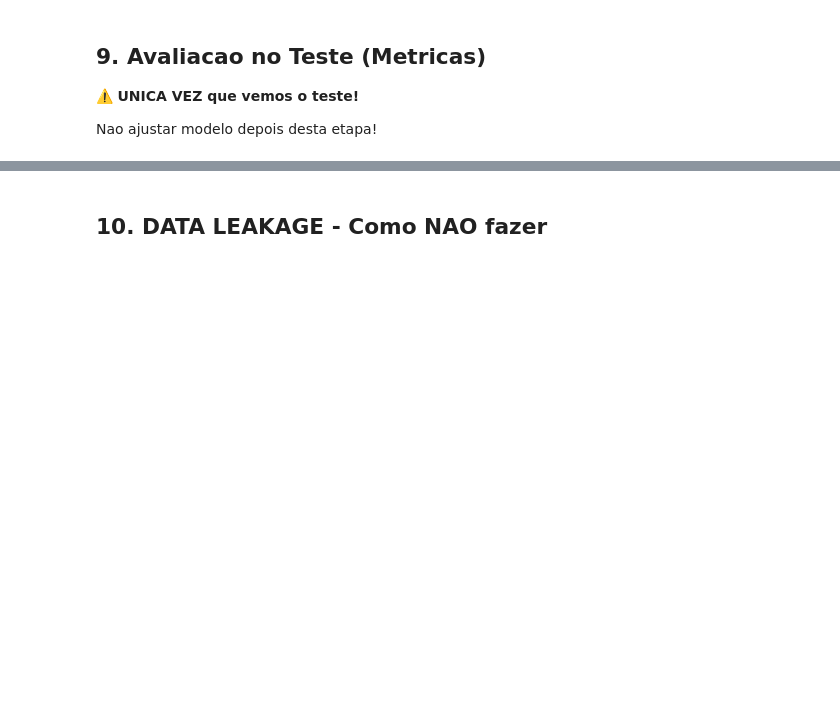
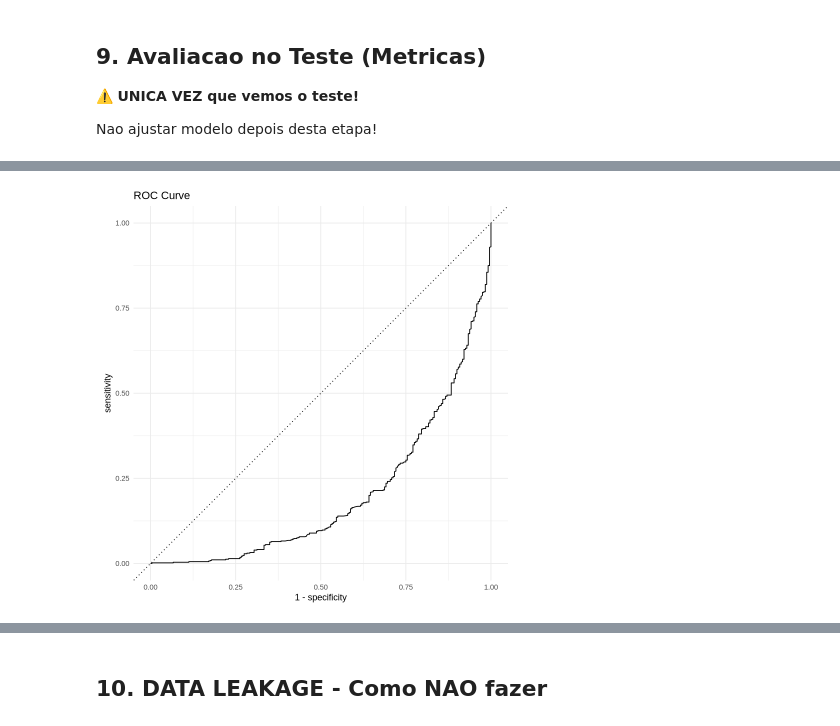
Before and after one commit to caiohamamura/reveal-cpvbcdd-202501, a Jupyter notebook: ciencia-dados/notebooks/aula-09-projeto-completo.ipynb, the cells around one changed output, grey strips where cells are left out. Cells and saved outputs as stored; diff of their text form; code cells hidden in the pictures; blank space fills up the shorter version.

```diff
--- a/ciencia-dados/notebooks/aula-09-projeto-completo.ipynb
+++ b/ciencia-dados/notebooks/aula-09-projeto-completo.ipynb
@@ -68,19 +212,18 @@ table(teste$Target) %>% prop.table()
 
 O teste permanece intocado até a avaliacao final.
 # %%
-# Missing values estao representados como '?' no German Credit
-treino <- treino %>%
-  mutate(across(everything(), ~na_if(., "?")))
-
-# Aplicar mediana (calculada no treino)
-treino <- treino %>%
-  mutate(across(where(is.numeric), ~replace_na(.x, median(.x, na.rm = TRUE))))
-
-# Para o teste: usar mediana do TREINO
-teste <- teste %>%
-  mutate(across(everything(), ~na_if(., "?")))
-teste <- teste %>%
-  mutate(across(where(is.numeric), ~replace_na(.x, median(.x, na.rm = TRUE))))
-
+# Verificar missing values
 cat("Missing values no treino:", sum(is.na(treino)), "\n")
 cat("Missing values no teste:", sum(is.na(teste)), "\n")
+
+# O German Credit Data (UCI) nao tem missing values
+# Se houvesse, tratar com mediana do TREINO somente
+if (sum(is.na(treino)) > 0) {
+  treino <- treino %>%
+    mutate(across(where(is.numeric), ~replace_na(.x, median(.x, na.rm = TRUE))))
+  teste <- teste %>%
+    mutate(across(where(is.numeric), ~replace_na(.x, median(.x, na.rm = TRUE))))
+  cat("Missing values tratados com mediana do treino\n")
+} else {
+  cat("Nenhum missing value encontrado - dados limpos!\n")
+}
@@ -146,6 +359,8 @@ modelo <- ranger(
   formula = Target ~ .,
   data = treino,
   num.trees = 100,
+  importance = "impurity",
+  probability = TRUE,
   seed = 42
 )
 
@@ -196,0 +476,18 @@ cat("F1 Score:", f1$.estimate, "\n")
+# %%
+library(randomForest)
+set.seed(42)
+rf.final <- randomForest(as.factor(Target)~., data = treino, mtry = 6)
+prob_pos<- predict(rf.final, x=treino, type = "prob")[,2]
+# %%
+roc_df <- data.frame(
+  truth = treino$Target,
+  prob = prob_pos
+)
+
+roc_curve_df <- roc_curve(roc_df, truth = truth, prob)
+
+autoplot(roc_curve_df) +
+  ggtitle("ROC Curve") +
+  theme_minimal()
+# %% [output]
+[figure, added]
```
Also changed, not shown: parts of 20 cells of this notebook.
